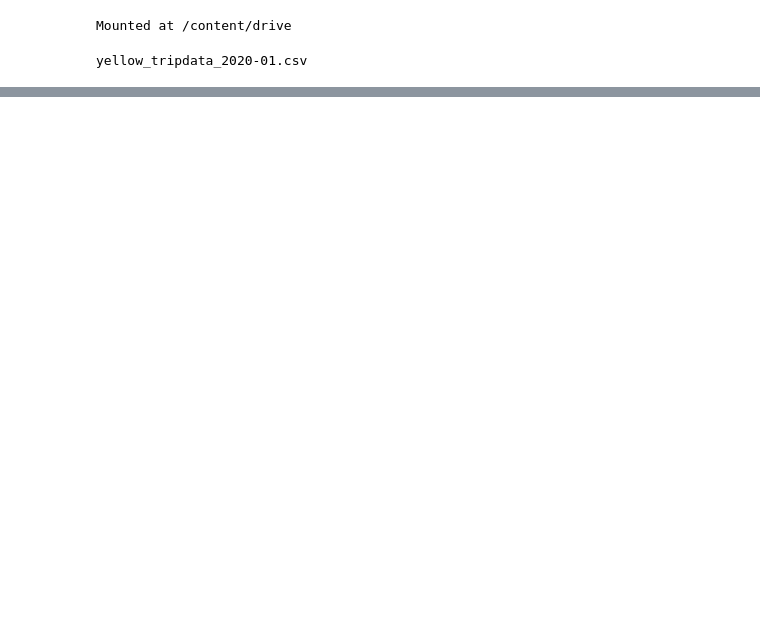
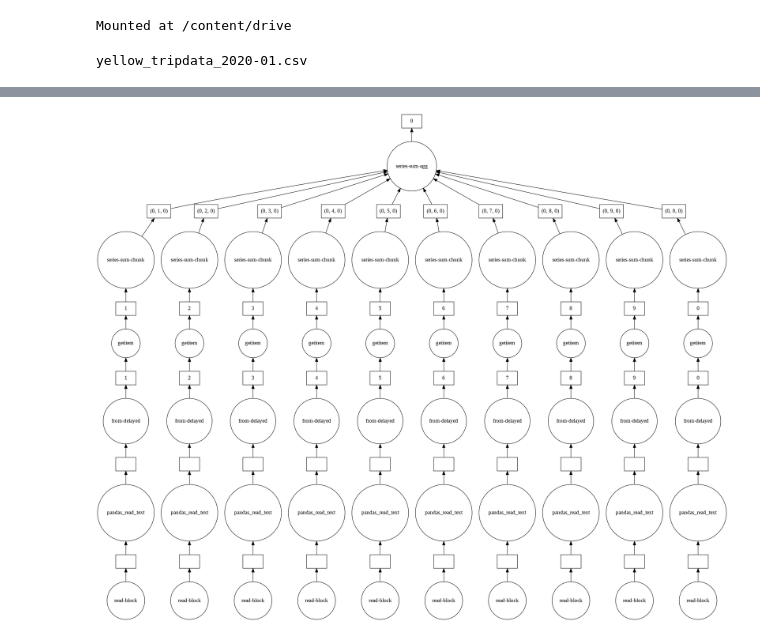
Before and after one commit to rj7shakya/mlpj, a Jupyter notebook: Taxi_Demand.ipynb, the cells around one changed output, grey strips where cells are left out. Drawn from its saved outputs; the diff is of its cells as text; code cells hidden in the pictures; blank space fills up the shorter version.

```diff
--- a/Taxi_Demand.ipynb
+++ b/Taxi_Demand.ipynb
@@ -12,0 +83,4 @@ yellow_tripdata_2020-01.csv
+# %%
+month.fare_amount.sum().visualize()
+# %% [output]
+[figure, added]
```
Also changed, not shown: parts of 11 cells of this notebook.
